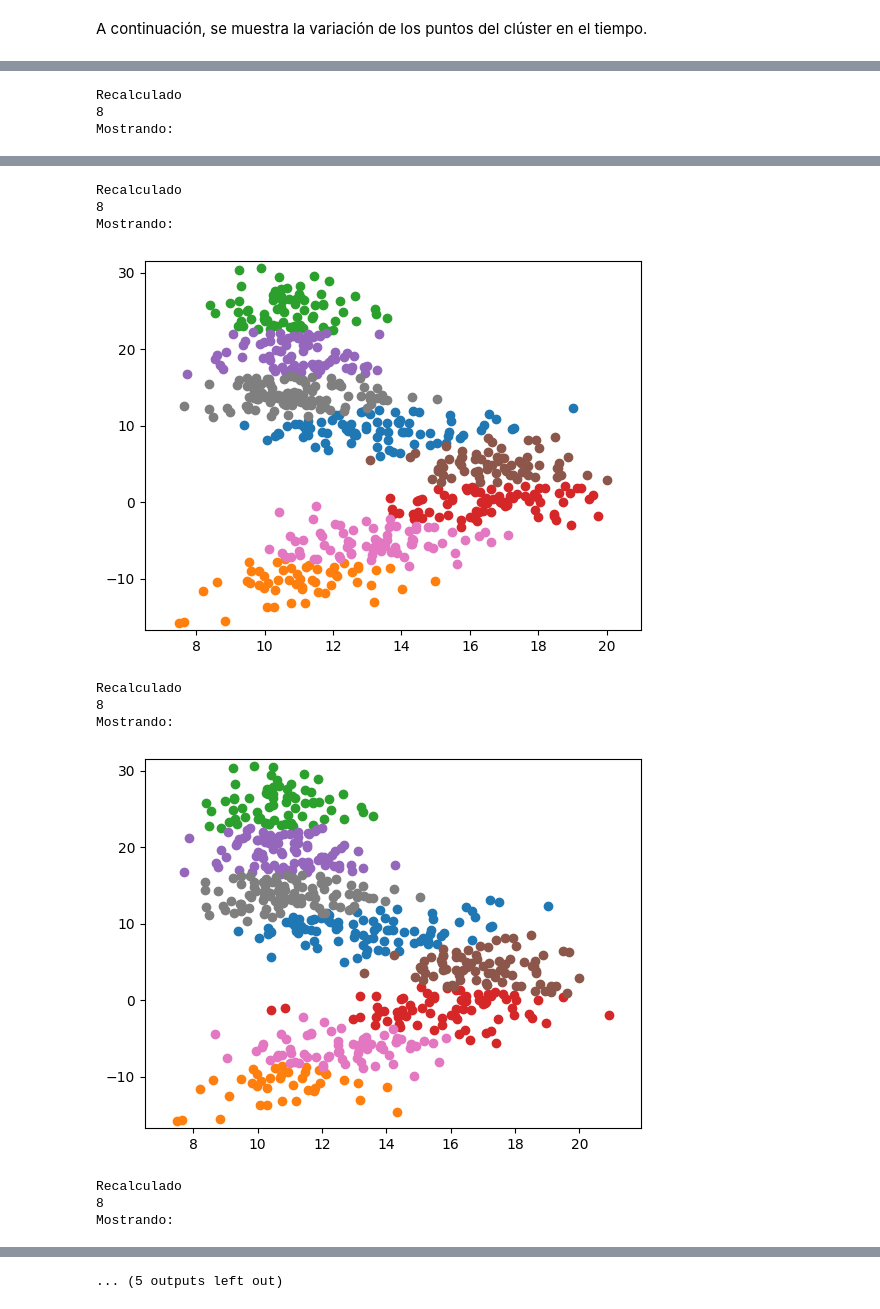
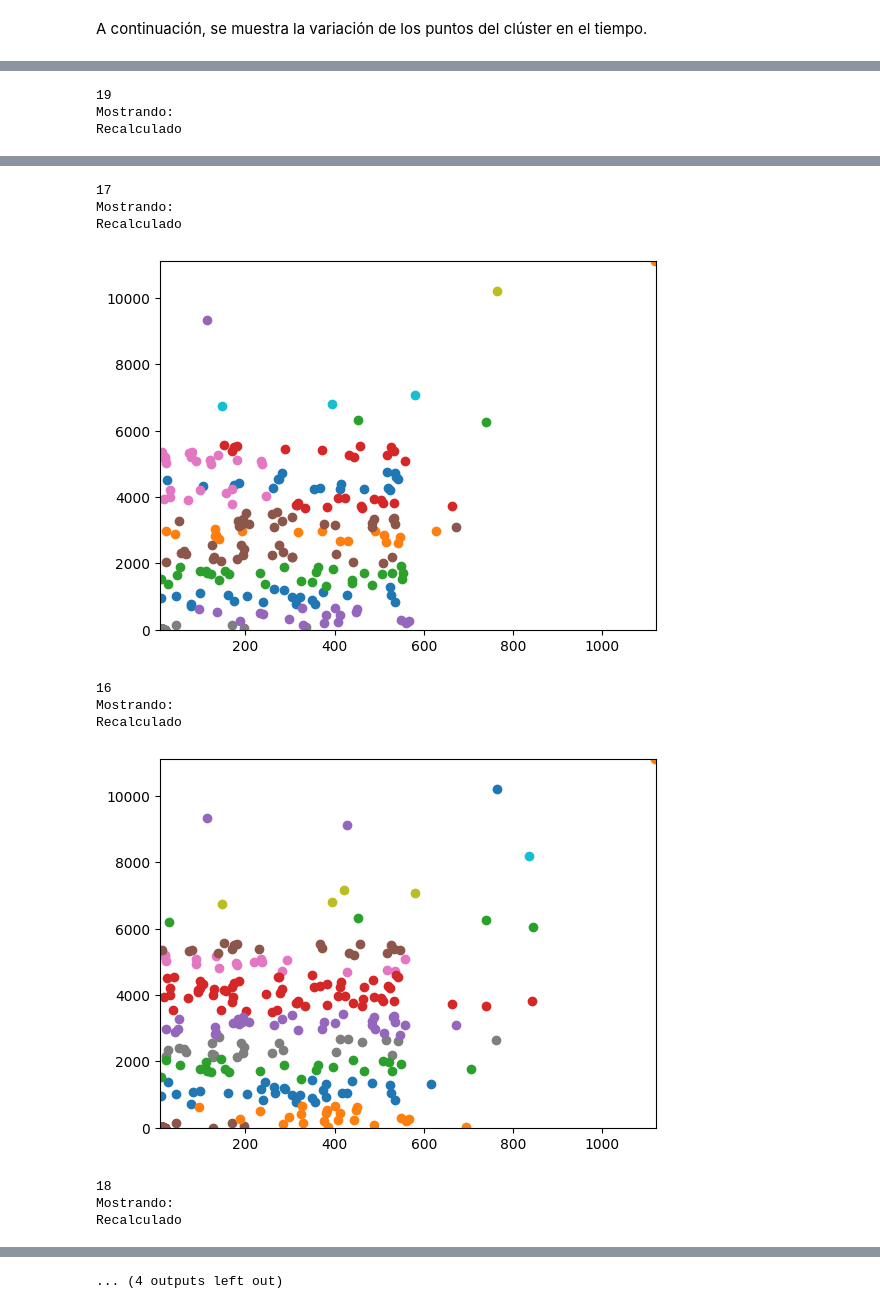
Before and after one commit to Vaalar/Free-Floating-Clustering-Optimization, a Jupyter notebook: Clustering/Clustering points dynamically.ipynb, the cells around one changed output, grey strips where cells are left out. Drawn from its saved outputs; the diff is of its cells as text; code cells hidden in the pictures.

```diff
--- a/Clustering/Clustering points dynamically.ipynb
+++ b/Clustering/Clustering points dynamically.ipynb
@@ -10,7 +10,7 @@ import random
 import math
 from sklearn import metrics
 
-with open("Datasets/a.csv") as input_file:
+with open("Datasets/dataset1.csv") as input_file:
     input_values = input_file.read()
 
 x = [] # Lista de valores x
@@ -24,8 +24,10 @@ for point in input_values:
     y.append(float(splitted_point[1]))
     point_class.append(float(splitted_point[2]))
 
-plt.ylim(min(y) - 1, max(y) + 1)
-plt.xlim(min(x) - 1, max(x) + 1)
+y_axis_limits = (min(y), max(y))
+x_axis_limits = (min(x), max(x))
+plt.ylim(y_axis_limits[0] - 1, y_axis_limits[1] + 1)
+plt.xlim(x_axis_limits[0] - 1, x_axis_limits[1] + 1)
 plt.scatter(x, y)
 plt.show()
 # %% [output]
@@ -152,6 +154,7 @@ def executeAndShowKmeans(max_clusters):
     clusters_CH_index = []
     centroids_list = []
     labels_list = []
+    plt.show()
 
     # Calculamos N clústeres para comprobar cual es la agrupación óptima.
     for n_clusters in range(2, n_max_clusteres):
@@ -184,23 +187,20 @@ def hasSignificantVariation(oldPoints, newPoints, centroids, labels, movement=0.
 # Implementamos el movimiento aleatorio de los puntos. Este calcula la variación de forma independiente para cada coordenada
 # de cada punto.
 def movePoints(old_x, old_y, probability=15, movement=0.1):
-    # Ajustamos la cantidad de movimiento a escala con el
+    # Ajustamos la cantidad de movimiento a escala con el dataset
     max_distance_x = (max(old_x) - min(old_x)) * movement
     max_distance_y = (max(old_y) - min(old_y)) * movement
     for i in range(0, len(old_x)):
         if(probability > random.randrange(0, 100)):
-            if(50 < random.randrange(0, 100)):
-                x.append(old_x[i] + random.uniform(0, max_distance_x))
-                if(50 < random.randrange(0, 100)):
-                    y.append(old_y[i] + random.uniform(0, max_distance_y))
-                else:
-                    y.append(old_y[i] - random.uniform(0, max_distance_y))
-            else:
-                x.append(old_x[i] - random.uniform(0, max_distance_x))
-                if(50 < random.randrange(0, 100)):
-                    y.append(old_y[i] + random.uniform(0, max_distance_y))
-                else:
-                    y.append(old_y[i] - random.uniform(0, max_distance_y))
+            moved_distance_x = random.uniform(-max_distance_x, max_distance_x)
+            moved_distance_y = random.uniform(-max_distance_y, max_distance_y)
+            while(not (x_axis_limits[0] < moved_distance_x + old_x[i] < x_axis_limits[1])):
+                moved_distance_x = random.uniform(-max_distance_x, max_distance_x)
+            while(not (y_axis_limits[0] < moved_distance_y + old_y[i] < y_axis_limits[1])):
+                moved_distance_y = random.uniform(-max_distance_y, max_distance_y)
+
+            x.append(old_x[i] + moved_distance_x)
+            y.append(old_y[i] + moved_distance_y)
         else:
             x.append(old_x[i])
             y.append(old_y[i])
@@ -221,7 +221,7 @@ def show_clusters(clusters):
         plt.ylim(min(y) - 1, max(y) + 1)
         plt.xlim(min(x) - 1, max(x) + 1)
         plt.scatter(cluster[0], cluster[1])
-    plt.show()
+    plt.plot()
 
 def reasign_and_show(reasigned_points, labels):
     reasigned_points_index = 0 # Indica por que punto de reasignación voy
@@ -263,7 +263,7 @@ for i in range(0, 8):
     old_y = y.copy()
     x.clear()
     y.clear()
-    movePoints(old_x, old_y, 20, 0.1) # Mueve los puntos con un valor de 20% de probabilidad de èxito para cada punto
+    movePoints(old_x, old_y, 10, 0.5) # Mueve los puntos con un valor de 20% de probabilidad de èxito para cada punto
 
     # Variated guarda el valor booleano acerca de si variaron el número de puntos suficientes
     # Reasigned_points guarda los puntos que variaron para modificarlos en el clúster correspondiente
@@ -274,7 +274,7 @@ for i in range(0, 8):
     # Reconfiguramos los clusters si muchos puntos han cambiado de cluster en un mismo instante, o si llevamos una acumulación de puntos movidos
     # desde la última reconfiguración de al menos el 5% de los puntos del dataset.
     if(accumulated_reasigned_points > (len(labels) * 0.05) or variated):
-        optimal_centroids, labels, optimal_clusters = executeAndShowKmeans(10)
+        optimal_centroids, labels, optimal_clusters = executeAndShowKmeans(20)
         print("Recalculado")
         accumulated_reasigned_points = 0
     else: # Si no ha variado lo suficiente, reasignamos los puntos a los clusteres correspodientes y los representamos
@@ -291,3 +292,3 @@ Mostrando:
+19
+Mostrando:
 Recalculado
-8
-Mostrando:
@@ -295,11 +296,11 @@ Mostrando:
+17
+Mostrando:
 Recalculado
-8
-Mostrando:
-[figure, old version]
+[figure, new version]
+16
+Mostrando:
 Recalculado
-8
-Mostrando:
-[figure, old version]
+[figure, new version]
+18
+Mostrando:
 Recalculado
-8
-Mostrando:
@@ -307 +308 @@ Mostrando:
-... (5 outputs left out)
+... (4 outputs left out)
```
Also changed, not shown: parts of 3 cells of this notebook.
